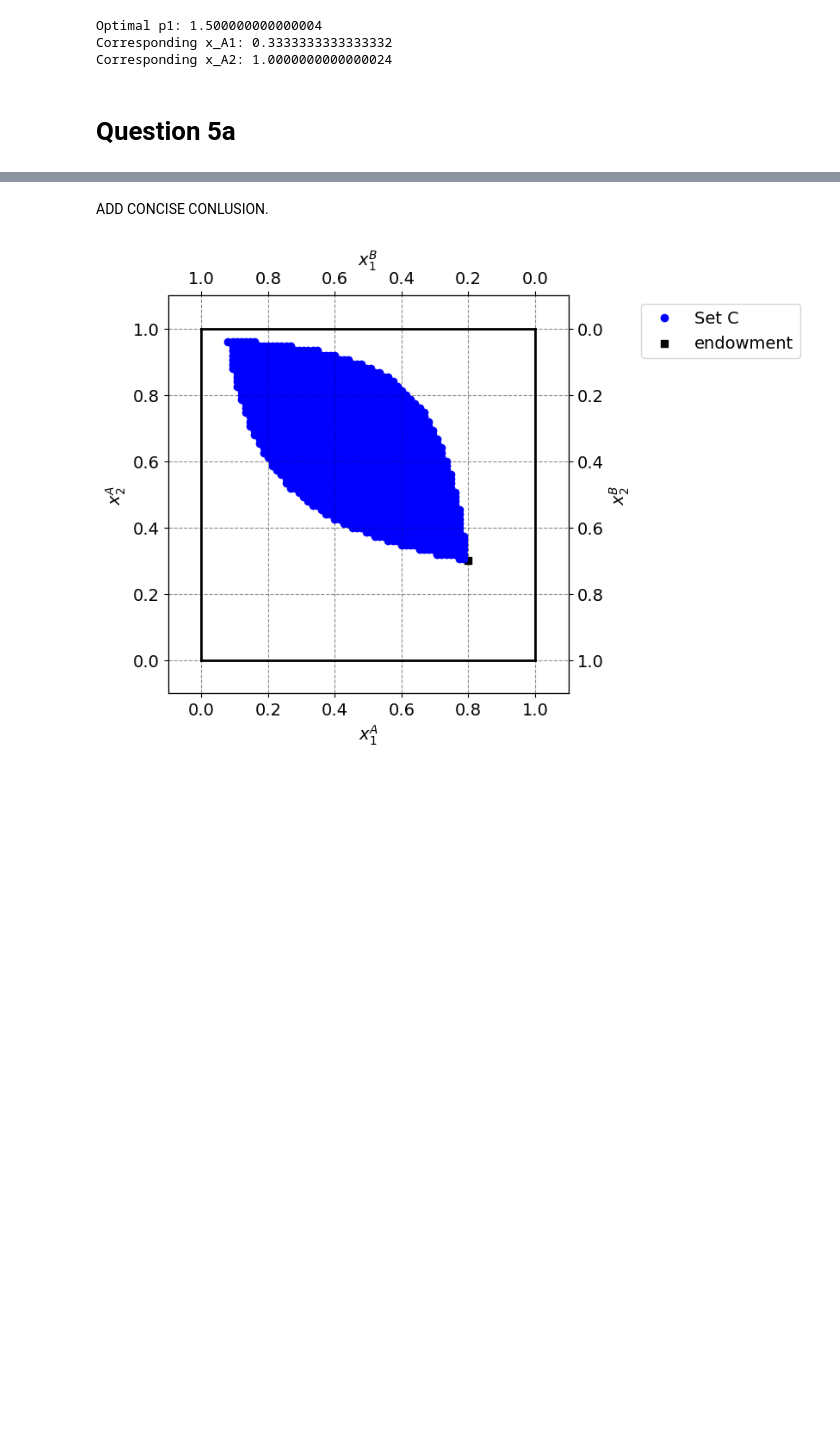
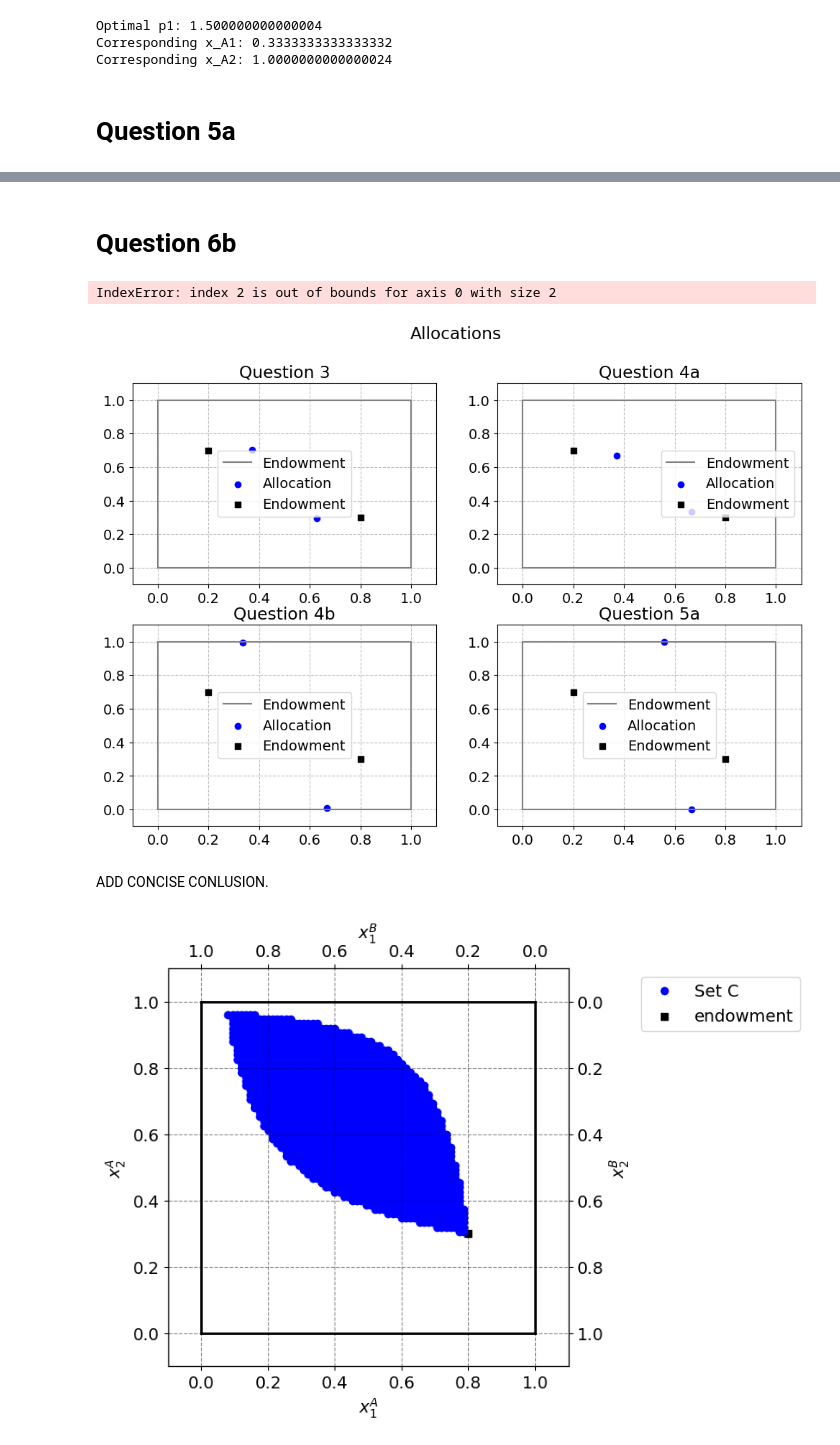
Before and after one commit to NumEconCopenhagen/projects-2024-anton-og-phillip, a Jupyter notebook: inauguralproject/inauguralproject.ipynb, the cells around one changed output, grey strips where cells are left out. Drawn from its saved outputs; the diff is of its cells as text; code cells hidden in the pictures; blank space fills up the shorter version.

```diff
--- a/inauguralproject/inauguralproject.ipynb
+++ b/inauguralproject/inauguralproject.ipynb
@@ -328,3 +461,70 @@ Corresponding x_A2: 1.0000000000000024
+# %% [markdown]
+# Question 6b
+# %%
+import matplotlib.pyplot as plt
+import numpy as np
+
+# Define the allocation results obtained from questions 3)-5)
+# Replace the placeholder values with the actual values obtained from your calculations
+allocations = {
+    'Question 3': {'x_A1': 0.37254902, 'x_A2': 0.703703704, 'x_B1': 0.62745098, 'x_B2': 0.296296296},
+    'Question 4a': {'x_A1': 0.37254902, 'x_A2': 0.666666667, 'x_B1': 0.666666667, 'x_B2': 0.333333333},
+    'Question 4b': {'x_A1': 0.333931241, 'x_A2': 0.992888889, 'x_B1': 0.666068759, 'x_B2': 0.007111111},
+    'Question 5a': {'x_A1': 0.56, 'x_A2': 1.0, 'x_B1': 0.666666667, 'x_B2': 0.0},
+    'Question 5b': {'x_A1': 0.56956957, 'x_A2': 1.0, 'x_B1': 0.666666667, 'x_B2': 0.0}
+}
+
+# Define the utility values obtained from questions 3)-5)
+# Replace the placeholder values with the actual utility values obtained from your calculations
+utility_values = {
+    'Question 3': {'u_A': 0.529133684, 'u_B': 0.529133684},
+    'Question 4a': {'u_A': 0.569273585, 'u_B': 0.48860954},
+    'Question 4b': {'u_A': 0.690482672, 'u_B': 0.146664565},
+    'Question 5b': {'u_A': 0.743137486, 'u_B': 0.305078961}
+}
+
+# Define the endowment points
+endowment = {'x_A1': 0.8, 'x_A2': 0.3, 'x_B1': 0.2, 'x_B2': 0.7}
+
+# Plot the allocations
+fig, axs = plt.subplots(2, 2, figsize=(12, 8))
+fig.suptitle('Allocations')
+
+for idx, (question, allocation) in enumerate(allocations.items()):
+    ax = axs[idx // 2, idx % 2]
+    ax.plot([0, 1], [0, 0], label='Endowment', color='gray')
+    ax.plot([0, 0], [0, 1], color='gray')
+    ax.plot([1, 1], [0, 1], color='gray')
+    ax.plot([0, 1], [1, 1], color='gray')
+    ax.scatter(allocation['x_A1'], allocation['x_A2'], label='Allocation', color='blue')
+    ax.scatter(allocation['x_B1'], allocation['x_B2'], color='blue')
+    ax.scatter(endowment['x_A1'], endowment['x_A2'], marker='s', color='black', label='Endowment')
+    ax.scatter(endowment['x_B1'], endowment['x_B2'], marker='s', color='black')
+    ax.set_xlim([-0.1, 1.1])
+    ax.set_ylim([-0.1, 1.1])
+    ax.set_title(question)
+    ax.legend()
+
+# Plot the utility values
+fig, axs = plt.subplots(1, 2, figsize=(12, 5))
+fig.suptitle('Utility Values')
+
+for agent in ['A', 'B']:
+    ax = axs[ord(agent) - ord('A')]
+    utility_A = [utility_values[question]['u_A'] for question in allocations.keys()]
+    utility_B = [utility_values[question]['u_B'] for question in allocations.keys()]
+    ax.plot(range(1, len(allocations) + 1), utility_A if agent == 'A' else utility_B, marker='o', label=f'Utility {agent}')
+    ax.set_xticks(range(1, len(allocations) + 1))
+    ax.set_xticklabels(list(allocations.keys()))
+    ax.set_xlabel('Question')
+    ax.set_ylabel('Utility')
+    ax.set_title(f'Utility Values for Agent {agent}')
+    ax.legend()
+
+plt.show()
+# %% [output]
+IndexError: index 2 is out of bounds for axis 0 with size 2
+[figure, added]
 # %% [markdown]
 ADD CONCISE CONLUSION.
 # %%
```
Also changed, not shown: parts of 5 cells of this notebook.
